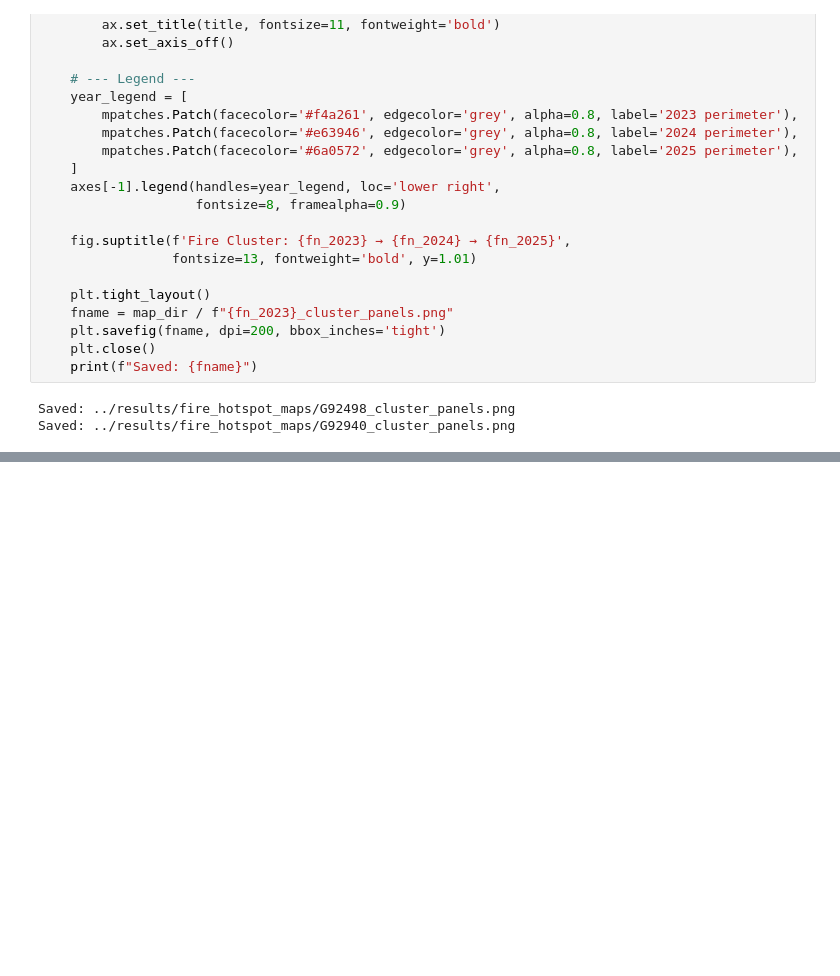
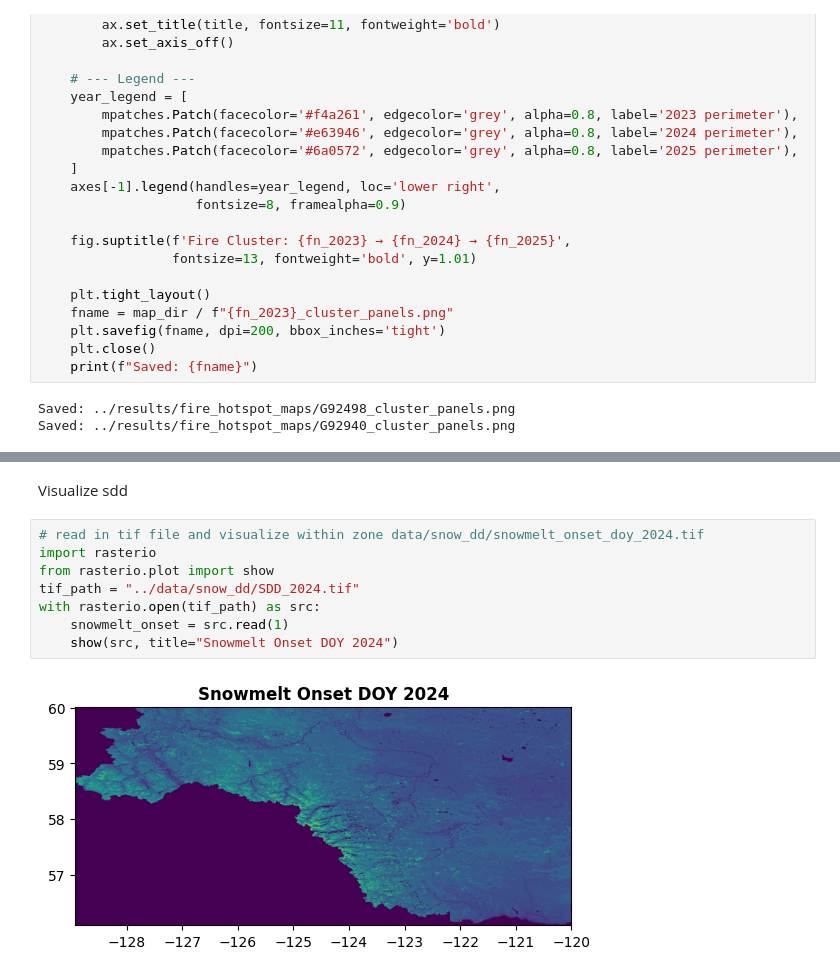
Before and after one commit to jackagoldman/overwintering, a Jupyter notebook: notebooks/overwinter_analysis.ipynb, the cells around one changed output, grey strips where cells are left out. Saved outputs shown, nothing was run; the diff lists cells and outputs as text; blank space fills up the shorter version.

```diff
--- a/notebooks/overwinter_analysis.ipynb
+++ b/notebooks/overwinter_analysis.ipynb
@@ -2191,0 +1324,12 @@ Saved: ../results/fire_hotspot_maps/G92940_cluster_panels.png
+# %% [markdown]
+Visualize sdd
+# %%
+# read in tif file and visualize within zone data/snow_dd/snowmelt_onset_doy_2024.tif
+import rasterio
+from rasterio.plot import show
+tif_path = "../data/snow_dd/SDD_2024.tif"
+with rasterio.open(tif_path) as src:
+    snowmelt_onset = src.read(1)
+    show(src, title="Snowmelt Onset DOY 2024")
+# %% [output]
+[figure, added]
```
Also changed, not shown: parts of 51 cells of this notebook, 2 other files.
